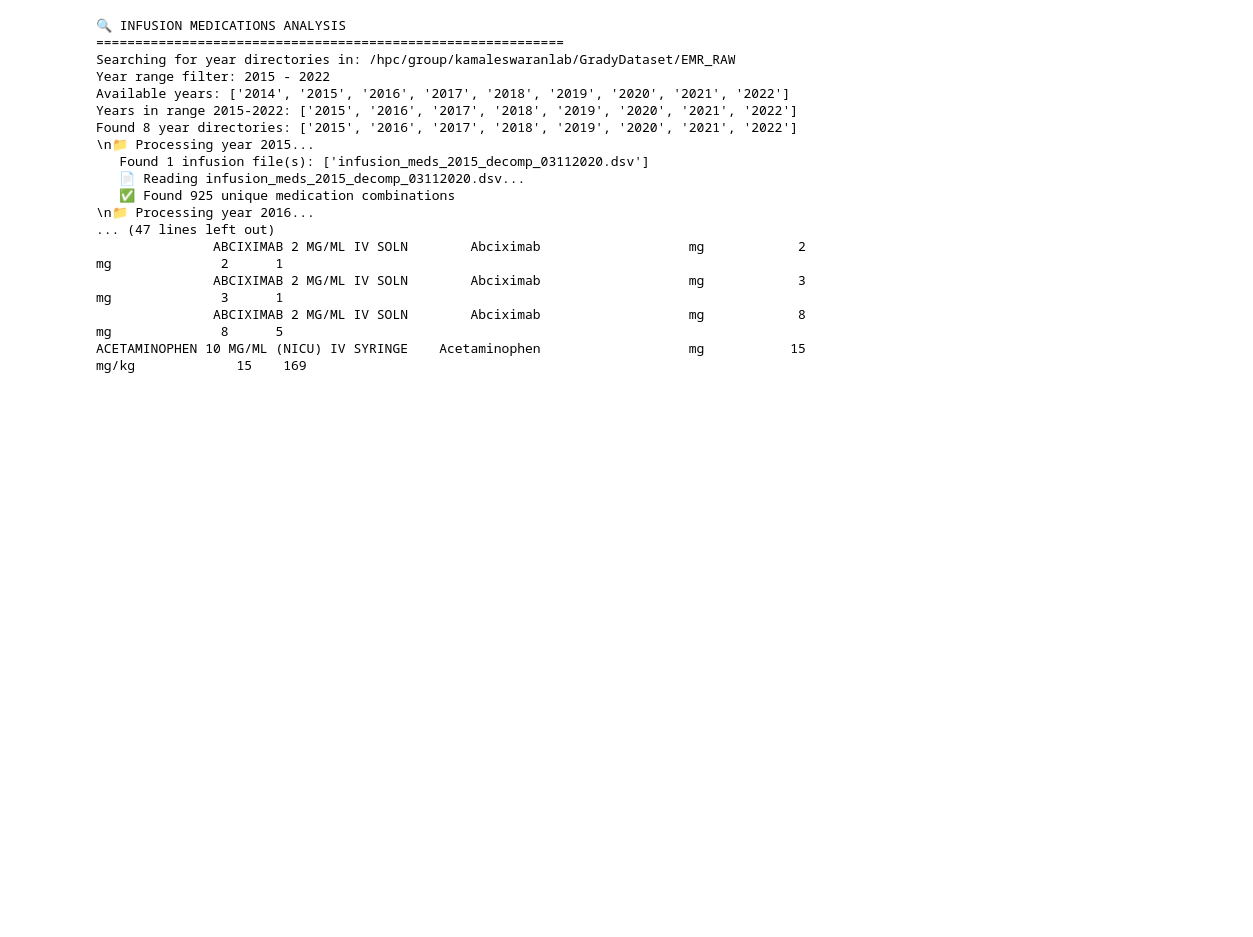
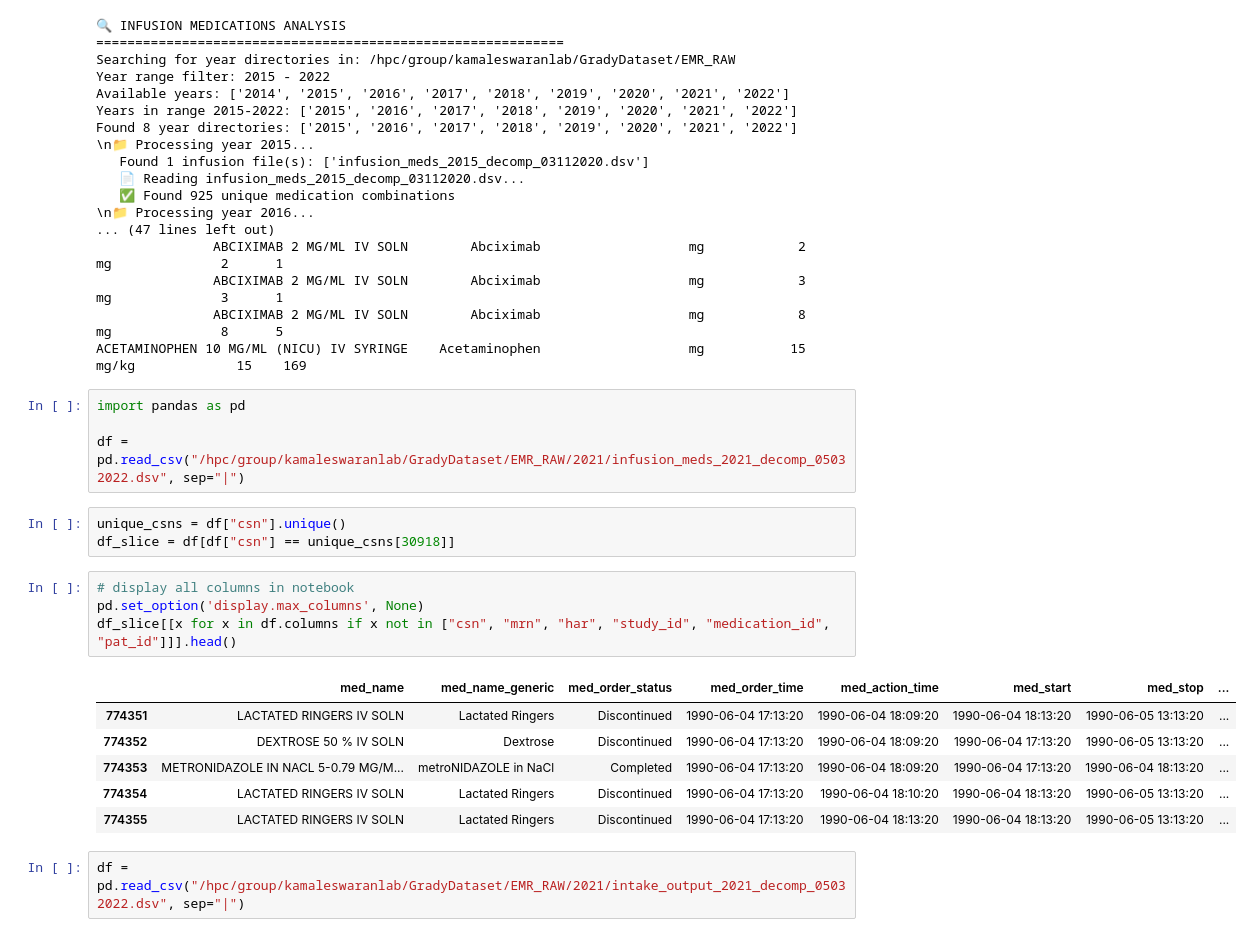
Before and after one commit to Kamaleswaran-Lab/Sepy2.0, a Jupyter notebook: grady_processing/dataprocessing.ipynb, the cells around one changed output. Saved outputs shown, nothing was run; the diff lists cells and outputs as text; blank space fills up the shorter version.

```diff
--- a/grady_processing/dataprocessing.ipynb
+++ b/grady_processing/dataprocessing.ipynb
@@ -604,3 +604,23 @@ Found 8 year directories: ['2015', '2016', '2017', '2018', '2019', '2020', '2021
                ABCIXIMAB 2 MG/ML IV SOLN        Abciximab                   mg            3          mg              3      1
                ABCIXIMAB 2 MG/ML IV SOLN        Abciximab                   mg            8          mg              8      5
 ACETAMINOPHEN 10 MG/ML (NICU) IV SYRINGE    Acetaminophen                   mg           15       mg/kg             15    169
+# %%
+import pandas as pd
+
+df = pd.read_csv("/hpc/group/kamaleswaranlab/GradyDataset/EMR_RAW/2021/infusion_meds_2021_decomp_05032022.dsv", sep="|")
+# %%
+unique_csns = df["csn"].unique()
+df_slice = df[df["csn"] == unique_csns[30918]]
+# %%
+# display all columns in notebook
+pd.set_option('display.max_columns', None)
+df_slice[[x for x in df.columns if x not in ["csn", "mrn", "har", "study_id", "medication_id", "pat_id"]]].head()
+# %% [output]
+|  | med_name | med_name_generic | med_order_status | med_order_time | med_action_time | med_start | med_stop | ... |
+| 774351 | LACTATED RINGERS IV SOLN | Lactated Ringers | Discontinued | 1990-06-04 17:13:20 | 1990-06-04 18:09:20 | 1990-06-04 18:13:20 | 1990-06-05 13:13:20 | ... |
+| 774352 | DEXTROSE 50 % IV SOLN | Dextrose | Discontinued | 1990-06-04 17:13:20 | 1990-06-04 18:09:20 | 1990-06-04 17:13:20 | 1990-06-05 13:13:20 | ... |
+| 774353 | METRONIDAZOLE IN NACL 5-0.79 MG/M... | metroNIDAZOLE in NaCl | Completed | 1990-06-04 17:13:20 | 1990-06-04 18:09:20 | 1990-06-04 17:13:20 | 1990-06-04 18:13:20 | ... |
+| 774354 | LACTATED RINGERS IV SOLN | Lactated Ringers | Discontinued | 1990-06-04 17:13:20 | 1990-06-04 18:10:20 | 1990-06-04 18:13:20 | 1990-06-05 13:13:20 | ... |
+| 774355 | LACTATED RINGERS IV SOLN | Lactated Ringers | Discontinued | 1990-06-04 17:13:20 | 1990-06-04 18:13:20 | 1990-06-04 18:13:20 | 1990-06-05 13:13:20 | ... |
+# %%
+df = pd.read_csv("/hpc/group/kamaleswaranlab/GradyDataset/EMR_RAW/2021/intake_output_2021_decomp_05032022.dsv", sep="|")
```
Also changed, not shown: parts of 8 cells of this notebook, 1 other file.
